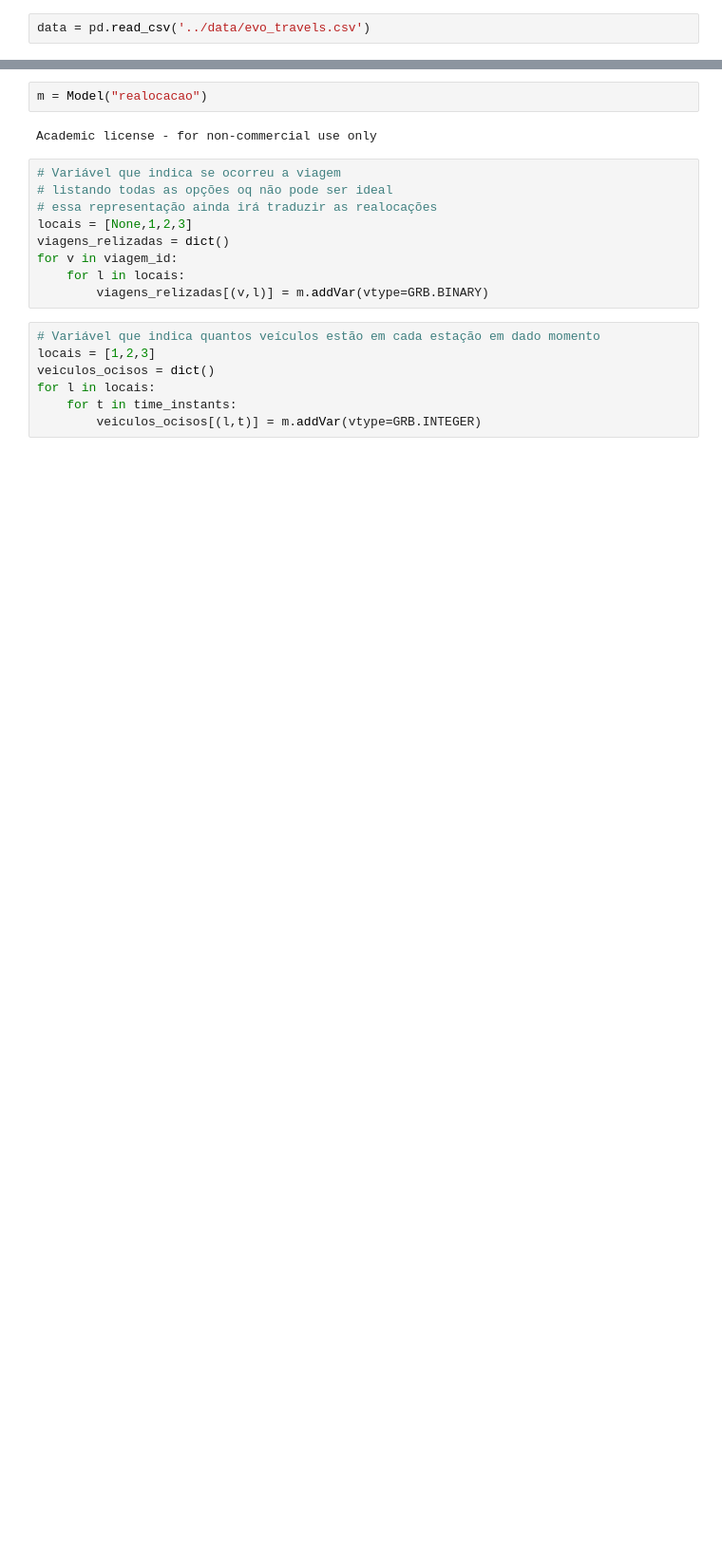
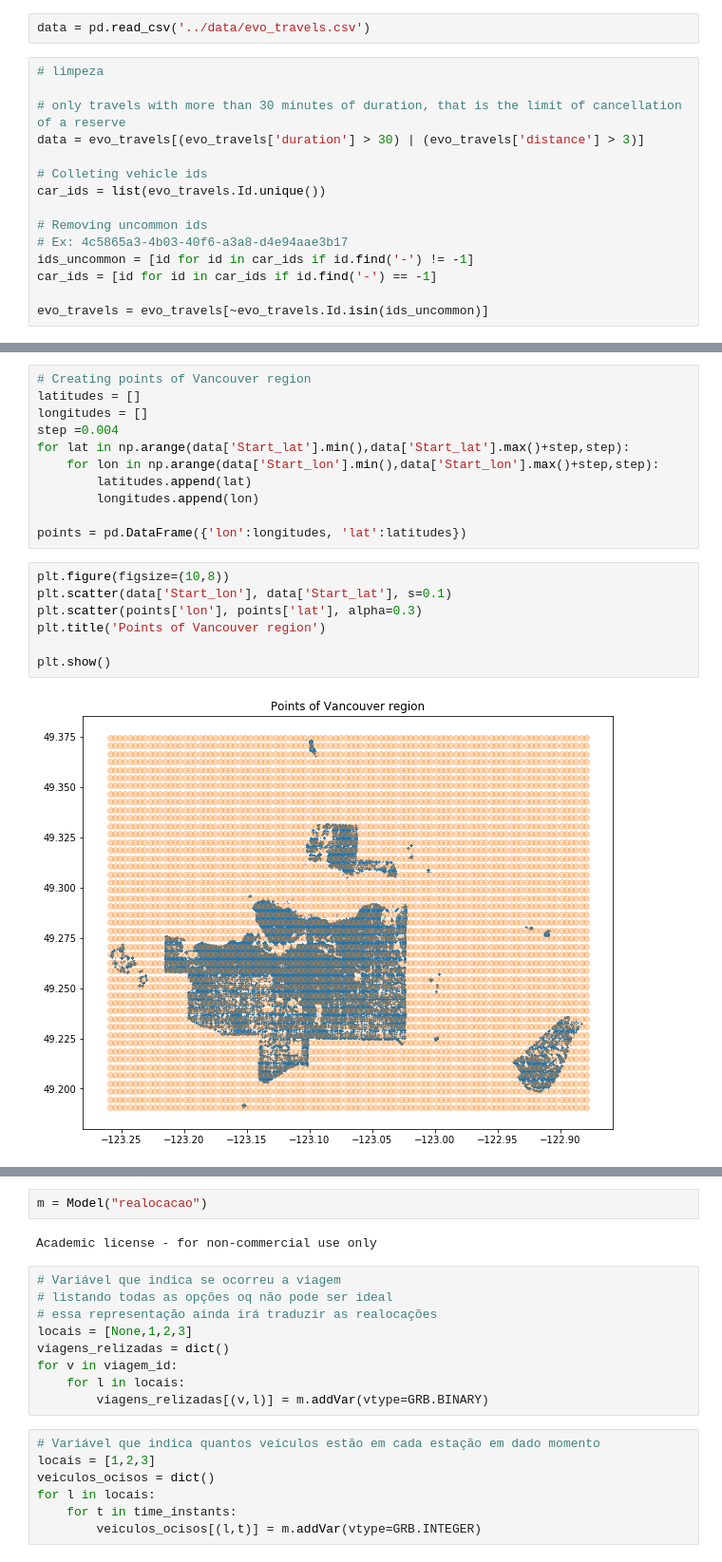
Before and after one commit to Victoraq/RealocacaoVeiculos, a Jupyter notebook: modelo.ipynb, the cells around one changed output, grey strips where cells are left out. Shown at 95% size. Saved outputs shown, nothing was run; the diff lists cells and outputs as text; blank space fills up the shorter version.

```diff
--- a/modelo.ipynb
+++ b/modelo.ipynb
@@ -4,5 +6,20 @@ import pandas as pd
 # %%
 data = pd.read_csv('../data/evo_travels.csv')
+# %%
+# limpeza
+
+# only travels with more than 30 minutes of duration, that is the limit of cancellation of a reserve
+data = evo_travels[(evo_travels['duration'] > 30) | (evo_travels['distance'] > 3)]
+
+# Colleting vehicle ids
+car_ids = list(evo_travels.Id.unique())
+
+# Removing uncommon ids
+# Ex: 4c5865a3-4b03-40f6-a3a8-d4e94aae3b17
+ids_uncommon = [id for id in car_ids if id.find('-') != -1]
+car_ids = [id for id in car_ids if id.find('-') == -1]
+
+evo_travels = evo_travels[~evo_travels.Id.isin(ids_uncommon)]
 # %%
 data.head()
 # %% [output]
@@ -14,0 +34,20 @@ data.head()
+# %%
+# Creating points of Vancouver region
+latitudes = []
+longitudes = []
+step =0.004
+for lat in np.arange(data['Start_lat'].min(),data['Start_lat'].max()+step,step):
+    for lon in np.arange(data['Start_lon'].min(),data['Start_lon'].max()+step,step):
+        latitudes.append(lat)
+        longitudes.append(lon)
+
+points = pd.DataFrame({'lon':longitudes, 'lat':latitudes})
+# %%
+plt.figure(figsize=(10,8))
+plt.scatter(data['Start_lon'], data['Start_lat'], s=0.1)
+plt.scatter(points['lon'], points['lat'], alpha=0.3)
+plt.title('Points of Vancouver region')
+
+plt.show()
+# %% [output]
+[figure, added]
```
Also changed, not shown: parts of 8 cells of this notebook.
